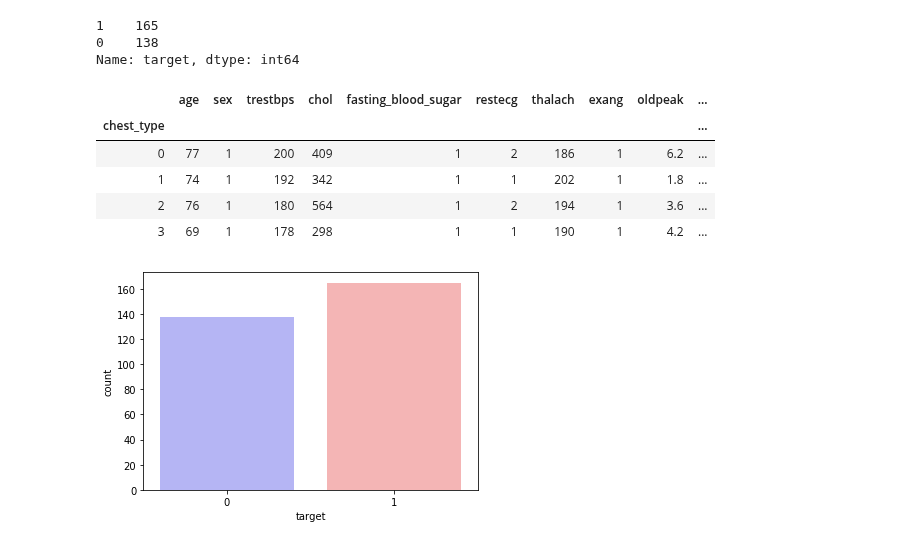
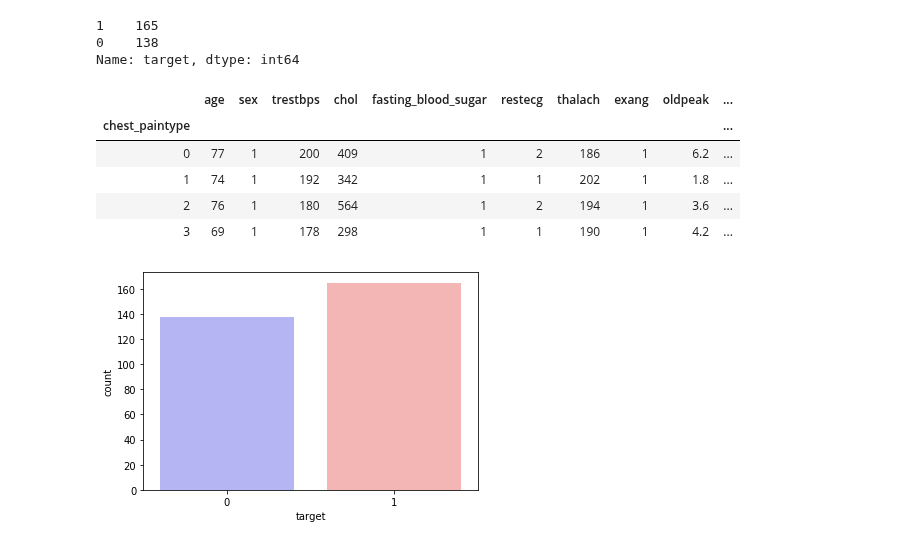
Before and after one commit to bhushankelkar/Heart-Disease-Uci, a Jupyter notebook: Uci.ipynb, the cells around one changed output. Saved outputs shown, nothing was run; the diff lists cells and outputs as text; code cells hidden in the pictures.

```diff
--- a/Uci.ipynb
+++ b/Uci.ipynb
@@ -5,7 +5,7 @@ import matplotlib.pyplot as plt
 # %%
 df=pd.read_csv("./heart.csv")
 # %%
-df=df.rename(columns={"cp":"chest_type","fbs":"fasting_blood_sugar"})
+df=df.rename(columns={"chest_type":"chest_paintype","fbs":"fasting_blood_sugar"})
 # %%
 
 df.head()
@@ -41,10 +41,10 @@ df["target"].value_counts()
 0    138
 Name: target, dtype: int64
 # %%
-df.groupby(["chest_type"]).max()
+df.groupby(["chest_paintype"]).max()
 # %% [output]
 |  | age | sex | trestbps | chol | fasting_blood_sugar | restecg | thalach | exang | oldpeak | ... |
-| chest_type |  |  |  |  |  |  |  |  |  | ... |
+| chest_paintype |  |  |  |  |  |  |  |  |  | ... |
 | 0 | 77 | 1 | 200 | 409 | 1 | 2 | 186 | 1 | 6.2 | ... |
 | 1 | 74 | 1 | 192 | 342 | 1 | 1 | 202 | 1 | 1.8 | ... |
 | 2 | 76 | 1 | 180 | 564 | 1 | 2 | 194 | 1 | 3.6 | ... |
```
Also changed, not shown: parts of 12 cells of this notebook.
